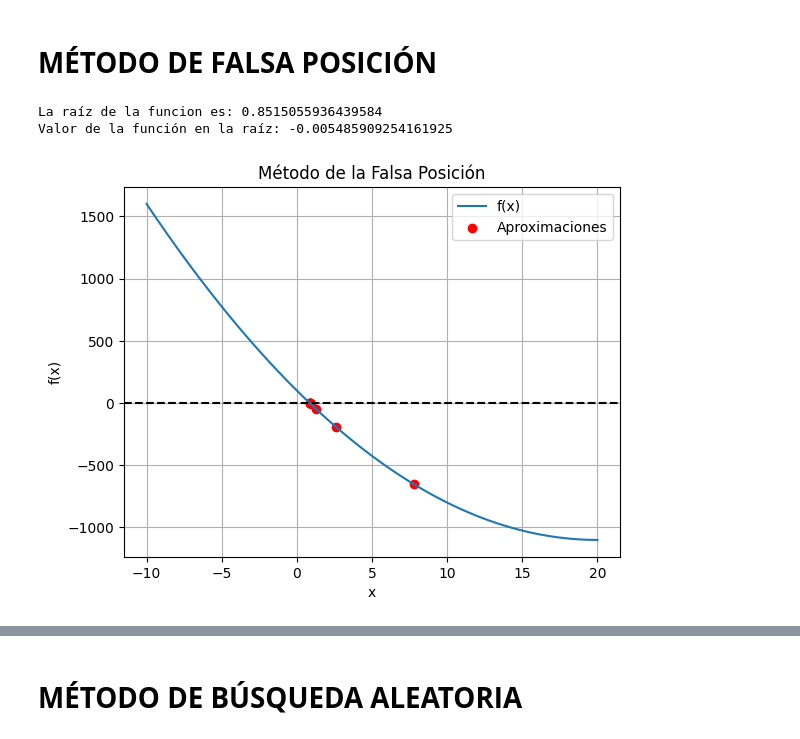
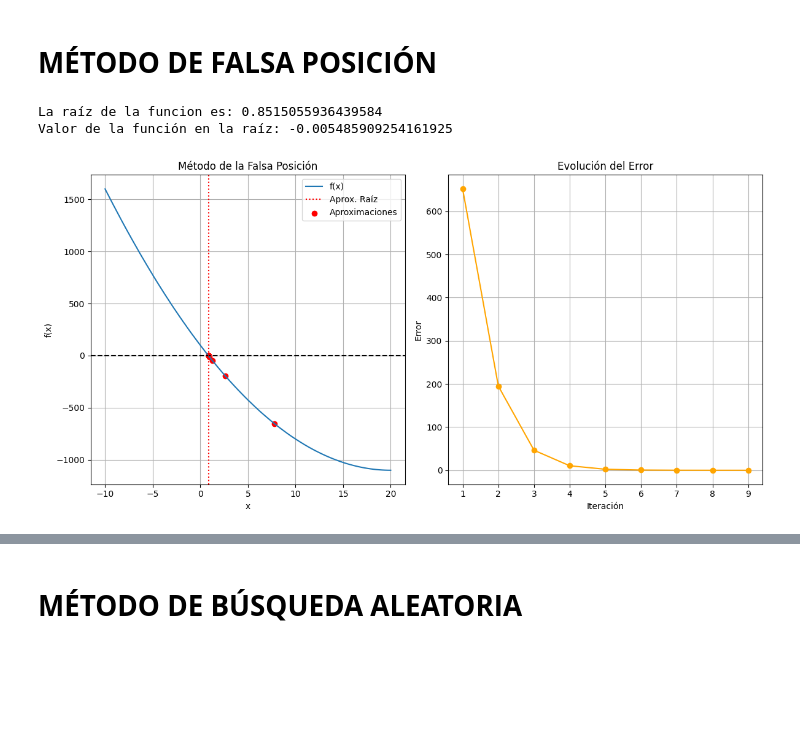
Before and after one commit to danielapavas/Optimizacion, a Jupyter notebook: Metodo_de_bisección.ipynb, the cells around one changed output, grey strips where cells are left out. Saved outputs shown, nothing was run; the diff lists cells and outputs as text; code cells hidden in the pictures; blank space fills up the shorter version.

```diff
--- a/Metodo_de_bisección.ipynb
+++ b/Metodo_de_bisección.ipynb
@@ -25,7 +26,7 @@ def biseccion(funcion, xl, xu, tolerancia, maximo):
         listaXL.append(xl)  # Agregar xl actual a la lista
         listaXU.append(xu)  # Agregar xu actual a la lista
 
-        error = abs((xu - xl) / 2)
+        error = abs((xu - xl)/2)
         listaError.append(error)
         i += 1
 
@@ -60,6 +61,9 @@ if listaAproximacion:
     x = np.linspace(xl, xu, 100)
     y = ejemplo(x)
 
+    plt.figure(figsize=(12, 6))
+
+    plt.subplot(1, 2, 1)
     plt.plot(x, y, label='f(x)')
     plt.axhline(y=0, color='black', linestyle='--')
     plt.axvline(x=root, color='red', linestyle=':', label='Aprox. Raíz')
@@ -70,6 +74,16 @@ if listaAproximacion:
     plt.legend()
     plt.grid(True)
     plt.title('Método de la Bisección')
+
+    plt.subplot(1, 2, 2)
+    plt.plot(range(1, len(listaError) + 1), listaError, marker='o', color='orange', label='Error')
+    plt.xlabel('Iteración')
+    plt.ylabel('Error')
+    plt.grid(True)
+    plt.title('Evolución del Error')
+
+    plt.tight_layout()
+
     plt.show()
 
 
@@ -295,44 +335,54 @@ Tabla de datos:
 # %% [markdown]
 # **MÉTODO DE FALSA POSICIÓN**
 # %%
-def falsa_posicion(a, b, tol, max_iter):
+def falsa_posicion(f,xl, xu, tol, max_iter):
 
     aproximaciones = []
     errores = []
+    valores_xl = []
+    valores_xu = []
+    xr_previo = 0.0
 
     for i in range(max_iter):
-        fa = f(a)
-        fb = f(b)
+        fxl = f(xl)
+        fxu = f(xu)
         #c = (a * fb - b * fa) / (fb - fa)
-        c = b - (fb *( a- b))/ (fa - fb)
+        xr = xu - (fxu *( xl- xu))/ (fxl - fxu)
 
 
-        aproximaciones.append(c)
+        aproximaciones.append(xr)
+        valores_xl.append(xl)
+        valores_xu.append(xu)
 
-        error = abs(f(c))
+
+        error = abs(f(xr))
         errores.append(error)
 
+
         if error < tol:
-            return c,aproximaciones, errores
+            return xr,aproximaciones, errores, valores_a, valores_b
+            xr_previo= xr
 
-        if fa * f(c) < 0:
-            b = c
+
+        if fxl * f(xr) < 0:
+            xu = xr
         else:
-            a = c
+            xl = xr
+            xr_previo=xr
 
-    return None, aproximaciones, errores
+    return None, aproximaciones, errores, valores_xl, valores_xu
 
 
 def f(x):
     return 3*x**2 - 120*x +100
 
-a = -10
-b = 20
+xl = -10
+xu = 20
 tolerancia = 0.01
 max_iteraciones = 100
 
 # Ejecutar el método de la falsa posición
-raiz, aproximaciones, errores = falsa_posicion(a, b, tolerancia, max_iteraciones)
+raiz, aproximaciones, errores, valores_xl, valores_xu = falsa_posicion(f,xl, xu, tolerancia, max_iteraciones)
 
 valor_en_raiz = f(raiz)
 if raiz is not None:
@@ -345,33 +395,47 @@ else:
 # rango de valores x para la gráfica de la función
 x = np.linspace(a, b, 100)
 y = f(x)
 
 # Gráfica de la función
+plt.figure(figsize=(12, 6))
+
+plt.subplot(1, 2, 1)
 plt.plot(x, y, label='f(x)')
 plt.axhline(y=0, color='black', linestyle='--')
+plt.axvline(x=raiz, color='red', linestyle=':', label='Aprox. Raíz')
 plt.scatter(aproximaciones, [f(x) for x in aproximaciones], color ='red', label='Aproximaciones')
-
 plt.xlabel('x')
 plt.ylabel('f(x)')
 plt.title('Método de la Falsa Posición')
 plt.legend()
 plt.grid(True)
+
+plt.subplot(1, 2, 2)
+plt.plot(range(1, len(errores) + 1), errores, marker='o', color='orange', label='Error')
+plt.xlabel('Iteración')
+plt.ylabel('Error')
+plt.grid(True)
+plt.title('Evolución del Error')
+
+plt.tight_layout()
 
 plt.show()
 
 if errores:
     data = {
         "Iteración": list(range(1, len(aproximaciones) + 1)),
         "Aproximación": aproximaciones,
         "Error": errores,
+        "Valor de xl": valores_xl,
+        "Valor de xu": valores_xu,
     }
 
 df = pd.DataFrame(data)
 
 print("\nTabla de datos:")
 print(df)
 # %% [output]
 La raíz de la funcion es: 0.8515055936439584
 Valor de la función en la raíz: -0.005485909254161925
-[figure, old version]
+[figure, new version]
 Tabla de datos:
```
Also changed, not shown: parts of 12 cells of this notebook.
